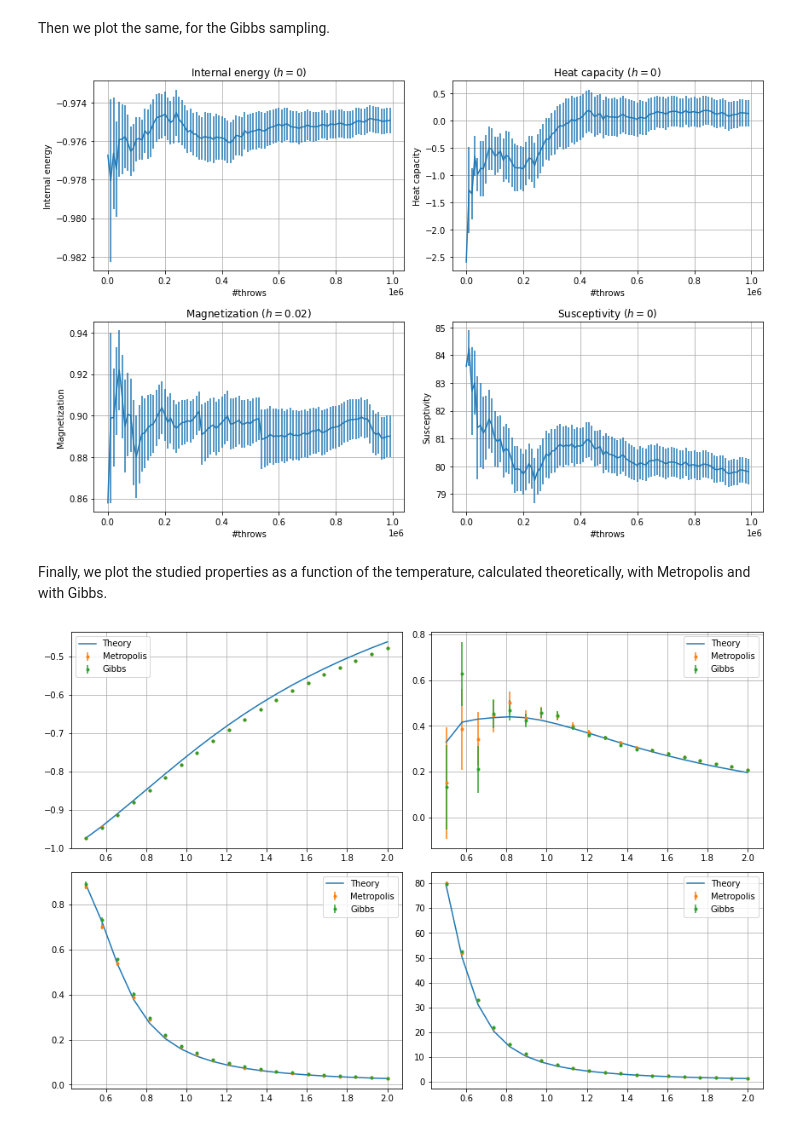
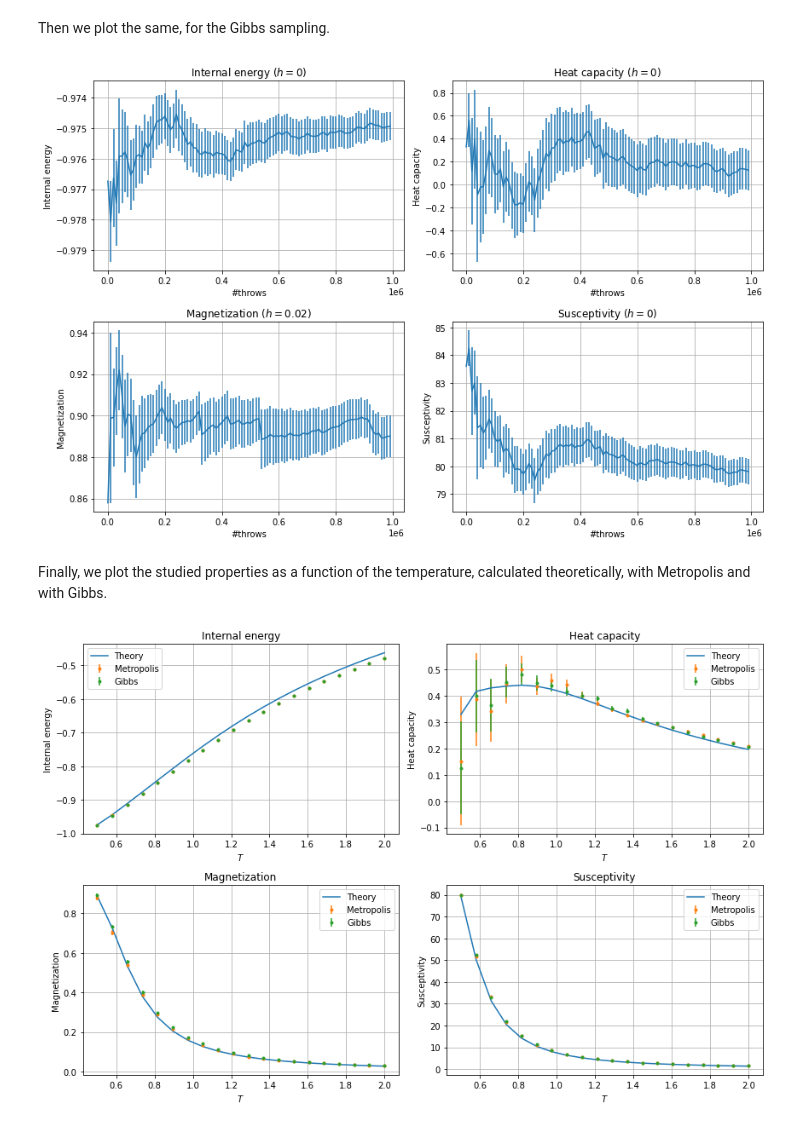
Before and after one commit to teozec/numerical-simulation, a Jupyter notebook: 6/6.ipynb, the cells around one changed output. Cells and saved outputs as stored; diff of their text form; code cells hidden in the pictures.

```diff
--- a/6/6.ipynb
+++ b/6/6.ipynb
@@ -49,13 +49,13 @@ for i in range(20):
     temp = 0.5 + i * 1.5/20.
     d = np.loadtxt(f"data/6.1-metro-{temp}.dat")
     metro_internal_energy.append(blocks_value(d[:, 0]))
-    metro_heat_capacity.append(blocks_value(d[:, 1] - internal_energy[i][:, 0] * internal_energy[i][:, 0] * 50) / (temp * temp))
+    metro_heat_capacity.append(blocks_value(d[:, 1] - metro_internal_energy[i][:, 0] * metro_internal_energy[i][:, 0] * 50) / (temp * temp))
     metro_magnetization.append(blocks_value(d[:, 2]))
     metro_susceptivity.append(blocks_value(d[:, 3]))
     metro_data.append(d)
     d = np.loadtxt(f"data/6.1-gibbs-{temp}.dat")
     gibbs_internal_energy.append(blocks_value(d[:, 0]))
-    gibbs_heat_capacity.append(blocks_value(d[:, 1] - internal_energy[i][:, 0] * internal_energy[i][:, 0] * 50) / (temp * temp))
+    gibbs_heat_capacity.append(blocks_value(d[:, 1] - gibbs_internal_energy[i][:, 0] * gibbs_internal_energy[i][:, 0] * 50) / (temp * temp))
     gibbs_magnetization.append(blocks_value(d[:, 2]))
     gibbs_susceptivity.append(blocks_value(d[:, 3]))
     gibbs_data.append(d)
@@ -114,14 +114,14 @@ plt.figure(figsize=(12, 8))
 
 plt.subplot(2, 2, 1)
 plt.grid()
-plt.errorbar(x, gibbs_internal_energy[0, :, 0], yerr=internal_energy[0, :, 1])
+plt.errorbar(x, gibbs_internal_energy[0, :, 0], yerr=gibbs_internal_energy[0, :, 1])
 plt.title("Internal energy ($h = 0$)")
 plt.xlabel("#throws")
 plt.ylabel("Internal energy")
 
 plt.subplot(2, 2, 2)
 plt.grid()
-plt.errorbar(x, gibbs_heat_capacity[0, :, 0], yerr=heat_capacity[0, :, 1])
+plt.errorbar(x, gibbs_heat_capacity[0, :, 0], yerr=gibbs_heat_capacity[0, :, 1])
 plt.title("Heat capacity ($h = 0$)")
 plt.xlabel("#throws")
 plt.ylabel("Heat capacity")
@@ -143,7 +143,7 @@ plt.ylabel("Susceptivity")
 plt.tight_layout()
 plt.show();
 # %% [output]
-[figure, old version]
+[figure, new version]
 # %% [markdown]
 Finally, we plot the studied properties as a function of the temperature, calculated theoretically, with Metropolis and with Gibbs.
 # %%
@@ -164,6 +164,9 @@ plt.grid()
 plt.plot(T, e, label="Theory")
 plt.errorbar(T, metro_internal_energy[:, -1, 0], yerr=metro_internal_energy[:, -1, 1], marker=".", ls="none", label="Metropolis")
 plt.errorbar(T, gibbs_internal_energy[:, -1, 0], yerr=metro_internal_energy[:, -1, 1], marker=".", ls="none", label="Gibbs")
+plt.xlabel("$T$")
+plt.ylabel("Internal energy")
+plt.title("Internal energy")
 plt.legend()
 
 # Heat capacity
@@ -173,32 +176,40 @@ plt.grid()
 plt.plot(T, heat, label="Theory")
 plt.errorbar(T, metro_heat_capacity[:, -1, 0], yerr=metro_heat_capacity[:, -1, 1], marker=".", ls="none", label="Metropolis")
 plt.errorbar(T, gibbs_heat_capacity[:, -1, 0], yerr=gibbs_heat_capacity[:, -1, 1], marker=".", ls="none", label="Gibbs")
+plt.xlabel("$T$")
+plt.ylabel("Heat capacity")
+plt.title("Heat capacity")
 plt.legend()
-plt.savefig("lel.png")
 
 # Magnetization
 plt.subplot(2, 2, 3)
 h=0.02 #external field
 l1 = np.exp(beta*J)*np.cosh(beta*h)+np.sqrt(np.exp(2*beta*J)*np.cosh(beta*h)*np.cosh(beta*h)-2*np.sinh(2*beta*J))
 l2 = np.exp(beta*J)*np.cosh(beta*h)-np.sqrt(np.exp(2*beta*J)*np.cosh(beta*h)*np.cosh(beta*h)-2*np.sinh(2*beta*J))
 Z = l1**Ns + l2**Ns
 M = (np.exp(beta*J)*np.sinh(beta*h)*((l1**(Ns-1))*(1+np.exp(beta*J)*np.cosh(beta*h)/np.sqrt(np.exp(2*beta*J)*np.cosh(beta*h)*np.cosh(beta*h)-2*np.sinh(2*beta*J)))
         + (l2**(Ns-1))*(1-np.exp(beta*J)*np.cosh(beta*h)/np.sqrt(np.exp(2*beta*J)*np.cosh(beta*h)*np.cosh(beta*h)-2*np.sinh(2*beta*J)))))/(Z)
 plt.grid()
 plt.plot(T, M, label="Theory")
 plt.errorbar(T, metro_magnetization[:, -1, 0], yerr=metro_magnetization[:, -1, 1], marker=".", ls="none", label="Metropolis")
 plt.errorbar(T, gibbs_magnetization[:, -1, 0], yerr=gibbs_magnetization[:, -1, 1], marker=".", ls="none", label="Gibbs")
+plt.xlabel("$T$")
+plt.ylabel("Magnetization")
+plt.title("Magnetization")
 plt.legend()
 
 plt.subplot(2, 2, 4)
 X = beta*np.exp(2*beta*J)*(1-thN)/(1+thN)
 plt.grid()
 plt.plot(T, X, label="Theory")
 plt.errorbar(T, metro_susceptivity[:, -1, 0], yerr=metro_susceptivity[:, -1, 1], marker=".", ls="none", label="Metropolis")
 plt.errorbar(T, gibbs_susceptivity[:, -1, 0], yerr=gibbs_susceptivity[:, -1, 1], marker=".", ls="none", label="Gibbs")
+plt.xlabel("$T$")
+plt.ylabel("Susceptivity")
+plt.title("Susceptivity")
 plt.legend()
 
 plt.tight_layout()
 plt.show();
 # %% [output]
-[figure, old version]
+[figure, new version]
```
Also changed, not shown: parts of 1 cell of this notebook, 4 other files.
